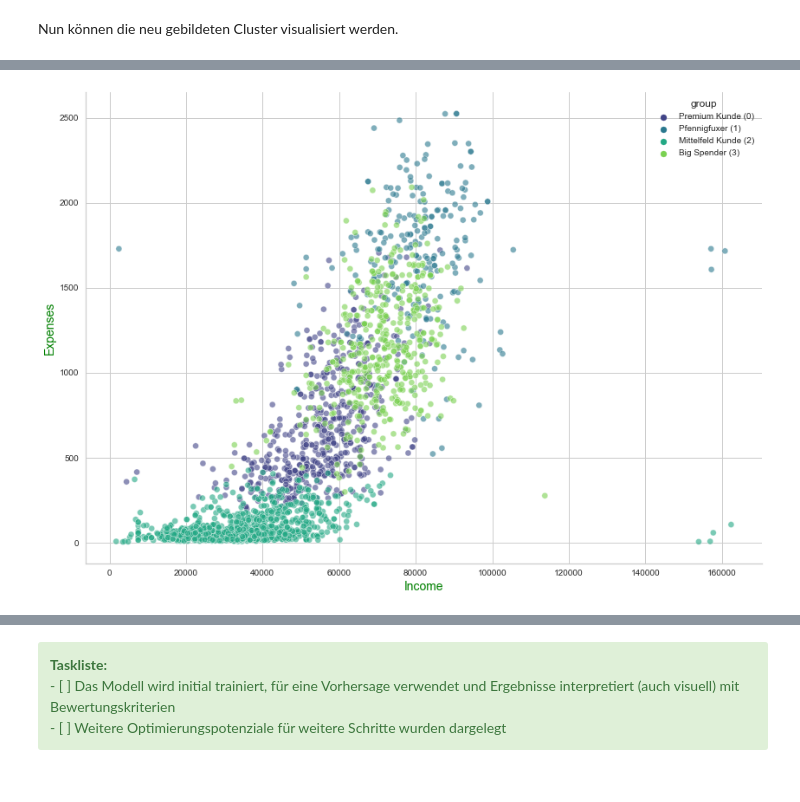
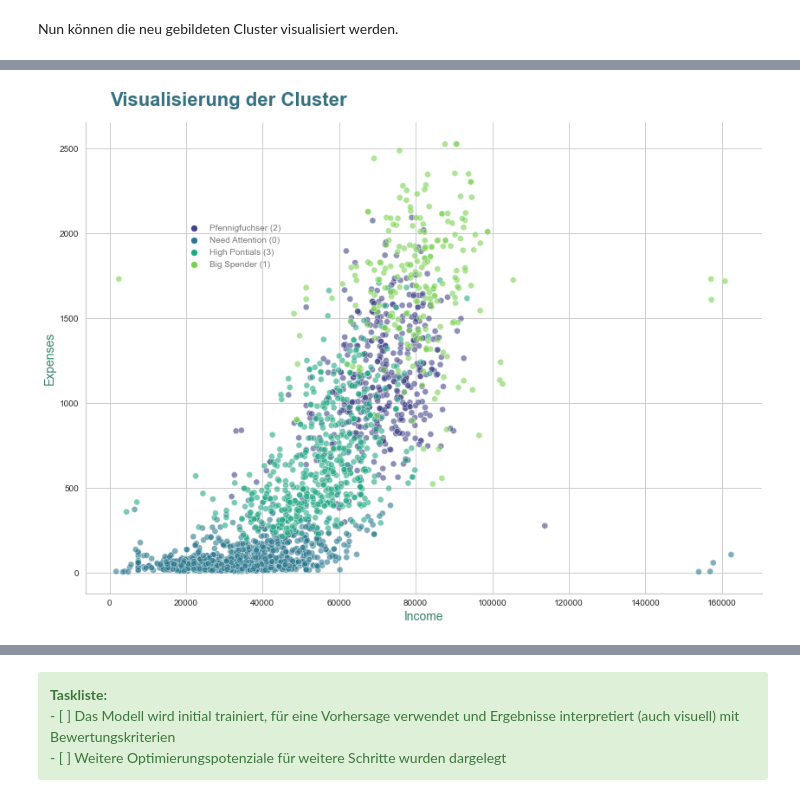
Before and after one commit to Wernsch/pda_customer_personality_analysis, a Jupyter notebook: notebook_custumer-personality-analysis.ipynb, the cells around one changed output, grey strips where cells are left out. Drawn from its saved outputs; the diff is of its cells as text; code cells hidden in the pictures.

Commit message:
recent updates
Ergänzungen Text und Code

```diff
--- a/notebook_custumer-personality-analysis.ipynb
+++ b/notebook_custumer-personality-analysis.ipynb
@@ -1054,7 +1081,9 @@ Mit Hilfe der Elbow-Method und dem KElbowVisualizer wird die passende Anzahl an
 # %% [markdown]
 Nun wird das K-Means Clustering Modell angewandt. Dazu werden die bereits als passend identifizierten 4 Cluster vorgegeben. Die Vorhersagen `predictions`, zu welchem Cluster ein Dateneintrag zurgeordnet werden soll, werden dem Dataframe als weitere Spalte hinzugefügt.
 # %%
-kmeans = KMeans(n_clusters=4, random_state=42)
+# Clusterzuordnung mit kmeans Algorithmus berechnen und anschließend als neue Spalte dem Dataframe hinzufügen
+
+kmeans = KMeans(n_clusters=4, n_init=20, max_iter=600 )
 predictions = kmeans.fit_predict(X)
 
 X["Clusters"] = predictions
@@ -1121,42 +1243,49 @@ X
 # %%
-# Kreieren eines neuen Datensatzes
+# Vorbereitung eines Scatterplots der Cluster
+# Erstellen eines neuen Dataframes
 clusters_incomes = X[['Income', 'Expenses', 'Clusters']
                      ]
 
 # Erstellen einer neuen Variable
 clusters_incomes['group'] = clusters_incomes['Clusters']
 
 # Ändern des Datentyps
 clusters_incomes['group'] = clusters_incomes['group'].astype(
     str)
 
 # Änderung der Bezeichnungen
 clusters_incomes['group'] = clusters_incomes['group'].str.replace(
-    '0', 'Premium Kunde (0)')
+    '0', 'Need Attention (0)')
 clusters_incomes['group'] = clusters_incomes['group'].str.replace(
-    '1', 'Pfennigfuxer (1)')
+    '1', 'Big Spender (1)')
 clusters_incomes['group'] = clusters_incomes['group'].str.replace(
-    '2', 'Mittelfeld Kunde (2)')
+    '2', 'Pfennigfuchser (2)')
 clusters_incomes['group'] = clusters_incomes['group'].str.replace(
-    '3', 'Big Spender (3)')
+    '3', 'High Pontials (3)')
 
 # Sortieren der Daten
 clusters_incomes = clusters_incomes.sort_values(
     'group', ascending=False)
 
 # Visualisierung
 fig, ax = plt.subplots(figsize=(14, 10))
 
 sns.scatterplot(data=clusters_incomes, x='Income', y='Expenses',
-                hue='group', palette='viridis', alpha=0.6)
+                hue='group', palette="viridis", alpha=0.6)
 
 # Benennung der Achsen
-plt.xlabel('Income', color='green', size=14)
-plt.ylabel('Expenses', color='green', size=14)
+plt.xlabel('Income', color='#3A876B', size=14)
+plt.ylabel('Expenses', color='#3A876B', size=14)
+
+# Titel
+plt.text(0, 2750, "Visualisierung der Cluster", size=22, color="#367182", fontweight="bold")
+
+#Legende
+plt.legend(labelcolor = '#797979', frameon=False, bbox_to_anchor=(0.30, 0.8))
 
 # Verstecken der oberen sowie rechten Achse
 ax.spines['right'].set_visible(False)
 ax.spines['top'].set_visible(False)
 # %% [output]
-[figure, old version]
+[figure, new version]
 # %%
```
Also changed, not shown: parts of 67 cells of this notebook.
